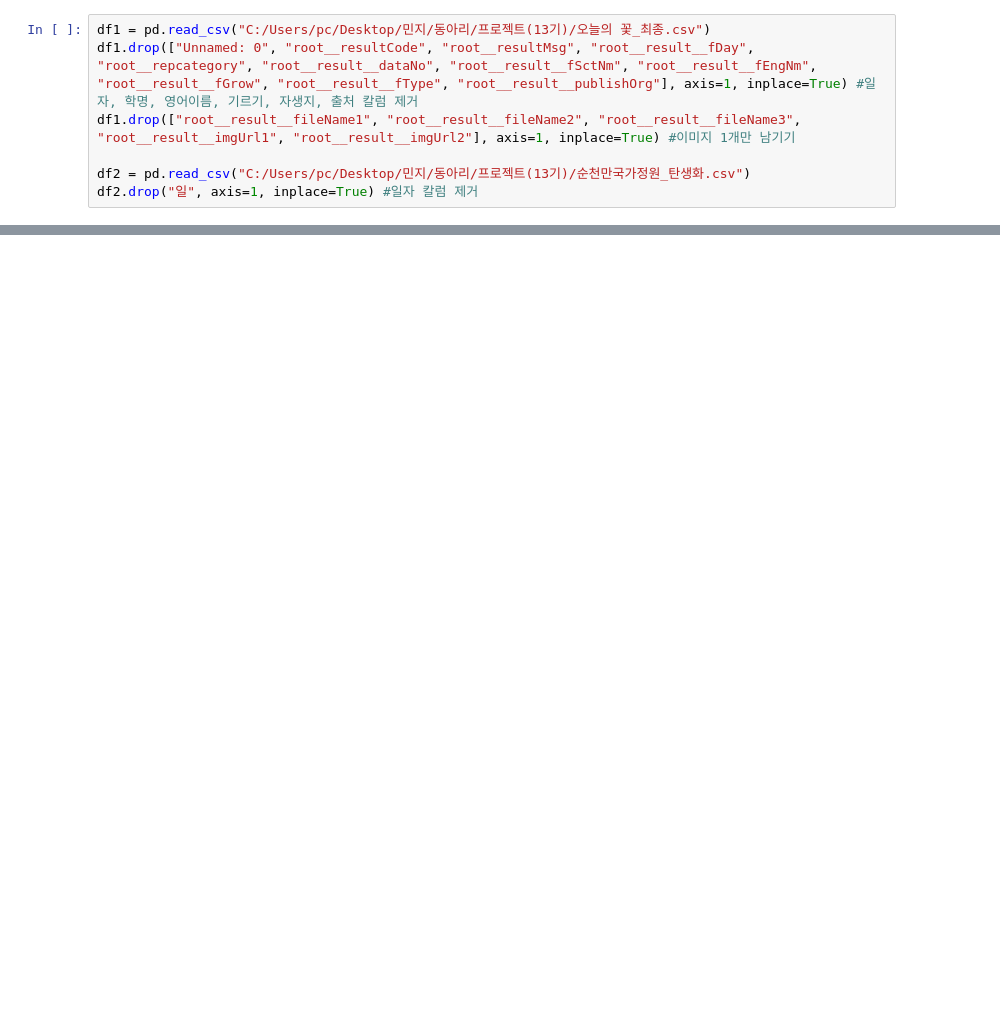
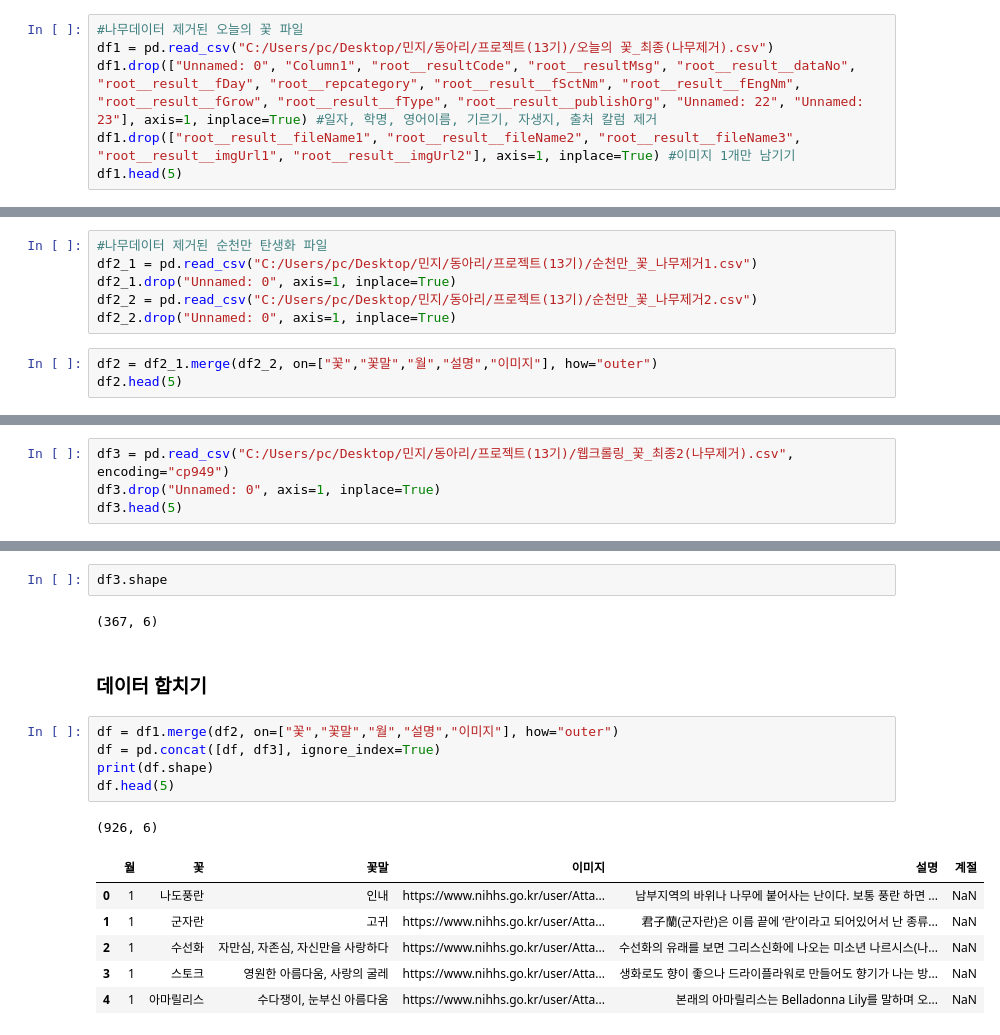
Before and after one commit to Fiurinee-Tave/Model, a Jupyter notebook: data/최종 데이터셋 구축.ipynb, the cells around one changed output, grey strips where cells are left out. Saved outputs shown, nothing was run; the diff lists cells and outputs as text; blank space fills up the shorter version.

```diff
--- a/data/최종 데이터셋 구축.ipynb
+++ b/data/최종 데이터셋 구축.ipynb
@@ -8,7 +13,6 @@ import pandas as pd
 # %%
-df1 = pd.read_csv("C:/Users/pc/Desktop/민지/동아리/프로젝트(13기)/오늘의 꽃_최종.csv")
-df1.drop(["Unnamed: 0", "root__resultCode", "root__resultMsg", "root__result__fDay", "root__repcategory", "root__result__dataNo", "root__result__fSctNm", "root__result__fEngNm", "root__result__fGrow", "root__result__fType", "root__result__publishOrg"], axis=1, inplace=True) #일자, 학명, 영어이름, 기르기, 자생지, 출처 칼럼 제거
+#나무데이터 제거된 오늘의 꽃 파일
+df1 = pd.read_csv("C:/Users/pc/Desktop/민지/동아리/프로젝트(13기)/오늘의 꽃_최종(나무제거).csv")
+df1.drop(["Unnamed: 0", "Column1", "root__resultCode", "root__resultMsg", "root__result__dataNo", "root__result__fDay", "root__repcategory", "root__result__fSctNm", "root__result__fEngNm", "root__result__fGrow", "root__result__fType", "root__result__publishOrg", "Unnamed: 22", "Unnamed: 23"], axis=1, inplace=True) #일자, 학명, 영어이름, 기르기, 자생지, 출처 칼럼 제거
 df1.drop(["root__result__fileName1", "root__result__fileName2", "root__result__fileName3", "root__result__imgUrl1", "root__result__imgUrl2"], axis=1, inplace=True) #이미지 1개만 남기기
-
-df2 = pd.read_csv("C:/Users/pc/Desktop/민지/동아리/프로젝트(13기)/순천만국가정원_탄생화.csv")
-df2.drop("일", axis=1, inplace=True) #일자 칼럼 제거
+df1.head(5)
@@ -75,0 +47,9 @@ KeyError: "['일'] not found in axis"
+# %%
+#나무데이터 제거된 순천만 탄생화 파일
+df2_1 = pd.read_csv("C:/Users/pc/Desktop/민지/동아리/프로젝트(13기)/순천만_꽃_나무제거1.csv")
+df2_1.drop("Unnamed: 0", axis=1, inplace=True)
+df2_2 = pd.read_csv("C:/Users/pc/Desktop/민지/동아리/프로젝트(13기)/순천만_꽃_나무제거2.csv")
+df2_2.drop("Unnamed: 0", axis=1, inplace=True)
+# %%
+df2 = df2_1.merge(df2_2, on=["꽃","꽃말","월","설명","이미지"], how="outer")
+df2.head(5)
@@ -75,0 +65,4 @@ KeyError: "['일'] not found in axis"
+# %%
+df3 = pd.read_csv("C:/Users/pc/Desktop/민지/동아리/프로젝트(13기)/웹크롤링_꽃_최종2(나무제거).csv", encoding="cp949")
+df3.drop("Unnamed: 0", axis=1, inplace=True)
+df3.head(5)
@@ -75,0 +76,19 @@ KeyError: "['일'] not found in axis"
+# %%
+df3.shape
+# %% [output]
+(367, 6)
+# %% [markdown]
+### 데이터 합치기
+# %%
+df = df1.merge(df2, on=["꽃","꽃말","월","설명","이미지"], how="outer")
+df = pd.concat([df, df3], ignore_index=True)
+print(df.shape)
+df.head(5)
+# %% [output]
+(926, 6)
+|  | 월 | 꽃 | 꽃말 | 이미지 | 설명 | 계절 |
+| 0 | 1 | 나도풍란 | 인내 | https://www.nihhs.go.kr/user/Atta... | 남부지역의 바위나 나무에 붙어사는 난이다. 보통 풍란 하면 ... | NaN |
+| 1 | 1 | 군자란 | 고귀 | https://www.nihhs.go.kr/user/Atta... | 君子蘭(군자란)은 이름 끝에 ‘란’이라고 되어있어서 난 종류... | NaN |
+| 2 | 1 | 수선화 | 자만심, 자존심, 자신만을 사랑하다 | https://www.nihhs.go.kr/user/Atta... | 수선화의 유래를 보면 그리스신화에 나오는 미소년 나르시스(나... | NaN |
+| 3 | 1 | 스토크 | 영원한 아름다움, 사랑의 굴레 | https://www.nihhs.go.kr/user/Atta... | 생화로도 향이 좋으나 드라이플라워로 만들어도 향기가 나는 방... | NaN |
+| 4 | 1 | 아마릴리스 | 수다쟁이, 눈부신 아름다움 | https://www.nihhs.go.kr/user/Atta... | 본래의 아마릴리스는 Belladonna Lily를 말하며 오... | NaN |
```
Also changed, not shown: parts of 21 cells of this notebook.
